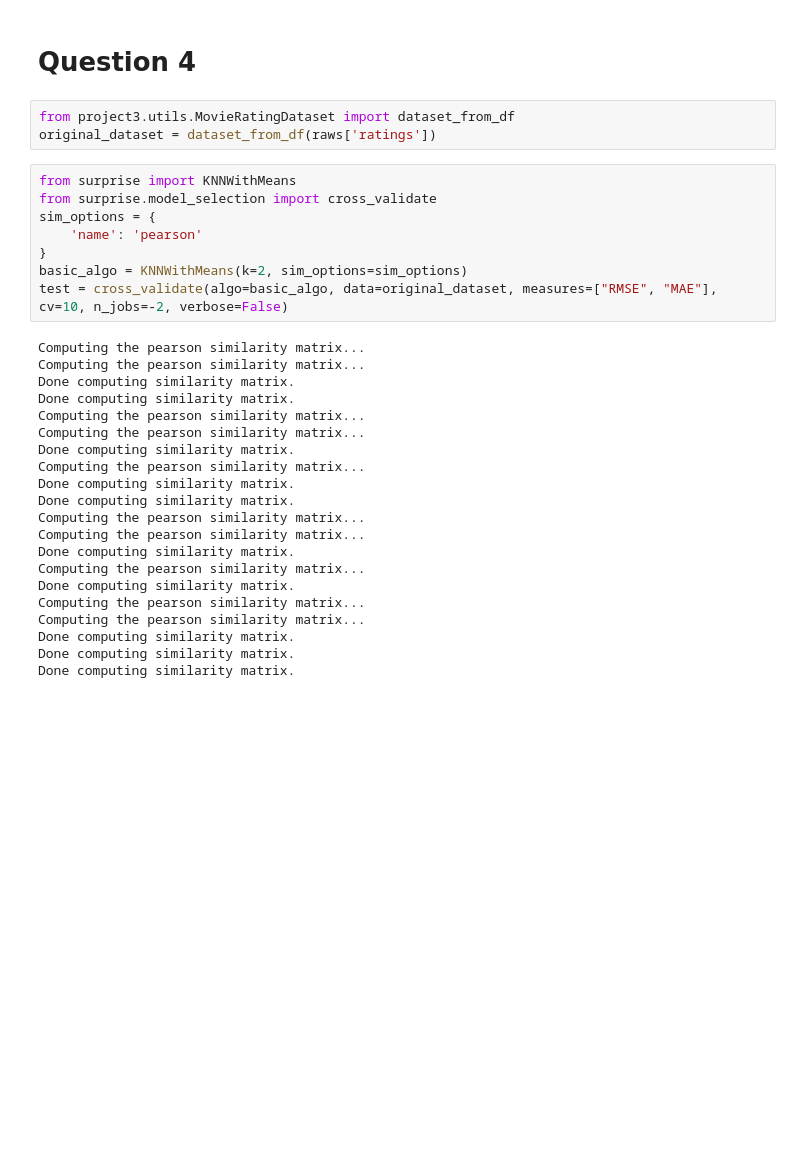
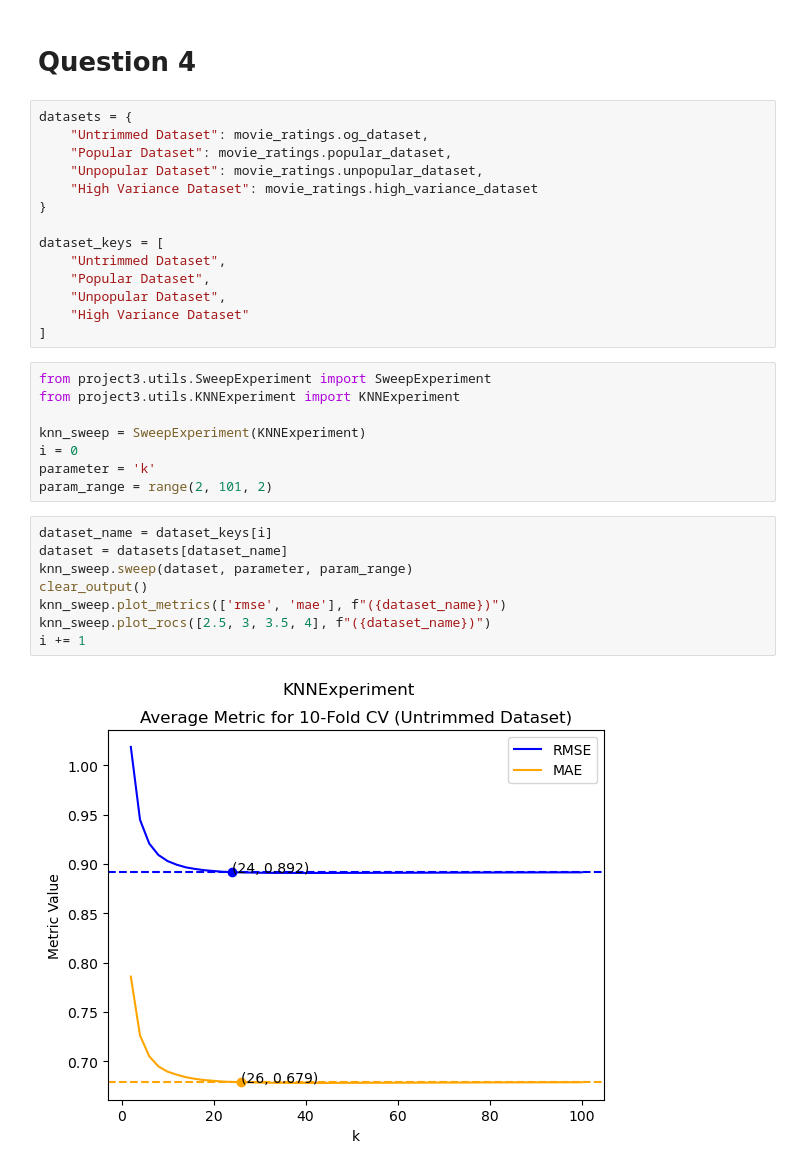
Before and after one commit to papaymaguire/ece219-project4, a Jupyter notebook: project3/notebooks/nb1.ipynb, the cells around one changed output. Saved outputs shown, nothing was run; the diff lists cells and outputs as text; blank space fills up the shorter version.

Commit message:
nb2 code done

```diff
--- a/project3/notebooks/nb1.ipynb
+++ b/project3/notebooks/nb1.ipynb
@@ -92,35 +80,35 @@ $I_u \cap I_v$ means the set of item indices that are in both sets, or more simp
 We mean center the ratings in order to put all of the ratings onto a more consistent scale. Even though users can only rate from 0.5-5, users will interpret the scale differently. For example, a user who is very optimistic might rate most movies a 5, but if they give a movie a 4 that is very unusual for them and that should be taken as a bad rating from that user as opposed to someone who rates everything as a 4 by default. This subtraction of the mean helps us determine which movies a user actually did and did not like compared to their usual ratings.
 # %% [markdown]
 # Question 4
-# %%
-from project3.utils.MovieRatingDataset import dataset_from_df
-original_dataset = dataset_from_df(raws['ratings'])
-# %%
-from surprise import KNNWithMeans
-from surprise.model_selection import cross_validate
-sim_options = {
-    'name': 'pearson'
-}
-basic_algo = KNNWithMeans(k=2, sim_options=sim_options)
-test = cross_validate(algo=basic_algo, data=original_dataset, measures=["RMSE", "MAE"], cv=10, n_jobs=-2, verbose=False)
-# %% [output]
-Computing the pearson similarity matrix...
-Computing the pearson similarity matrix...
-Done computing similarity matrix.
-Done computing similarity matrix.
-Computing the pearson similarity matrix...
-Computing the pearson similarity matrix...
-Done computing similarity matrix.
-Computing the pearson similarity matrix...
-Done computing similarity matrix.
-Done computing similarity matrix.
-Computing the pearson similarity matrix...
-Computing the pearson similarity matrix...
-Done computing similarity matrix.
-Computing the pearson similarity matrix...
-Done computing similarity matrix.
-Computing the pearson similarity matrix...
-Computing the pearson similarity matrix...
-Done computing similarity matrix.
-Done computing similarity matrix.
-Done computing similarity matrix.
+# %%
+datasets = {
+    "Untrimmed Dataset": movie_ratings.og_dataset,
+    "Popular Dataset": movie_ratings.popular_dataset,
+    "Unpopular Dataset": movie_ratings.unpopular_dataset,
+    "High Variance Dataset": movie_ratings.high_variance_dataset
+}
+
+dataset_keys = [
+    "Untrimmed Dataset",
+    "Popular Dataset",
+    "Unpopular Dataset",
+    "High Variance Dataset"
+]
+# %%
+from project3.utils.SweepExperiment import SweepExperiment
+from project3.utils.KNNExperiment import KNNExperiment
+
+knn_sweep = SweepExperiment(KNNExperiment)
+i = 0
+parameter = 'k'
+param_range = range(2, 101, 2)
+# %%
+dataset_name = dataset_keys[i]
+dataset = datasets[dataset_name]
+knn_sweep.sweep(dataset, parameter, param_range)
+clear_output()
+knn_sweep.plot_metrics(['rmse', 'mae'], f"({dataset_name})")
+knn_sweep.plot_rocs([2.5, 3, 3.5, 4], f"({dataset_name})")
+i += 1
+# %% [output]
+[figure, added]
```
Also changed, not shown: parts of 23 cells of this notebook, 10 other files.
